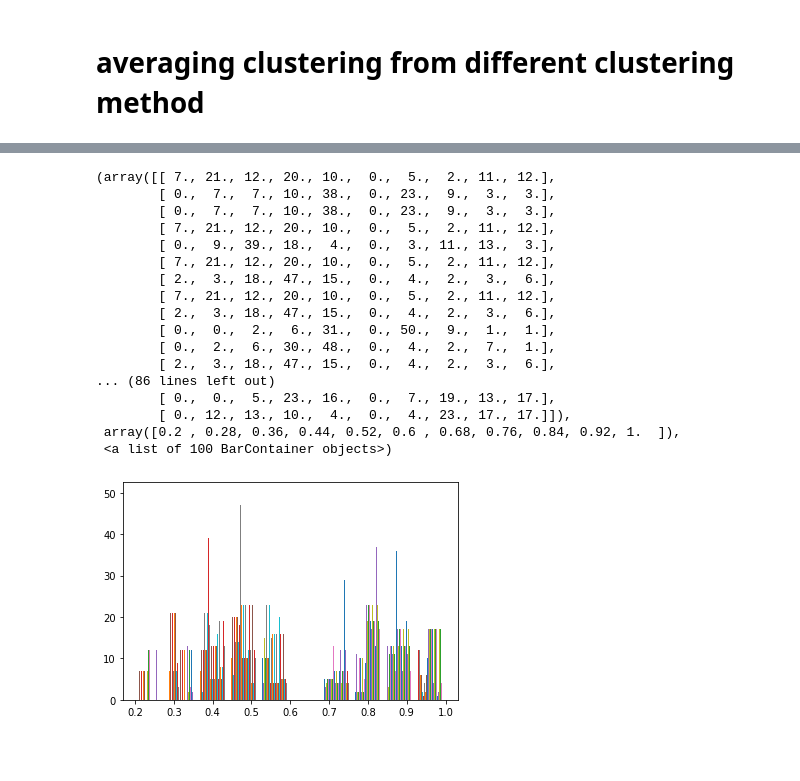
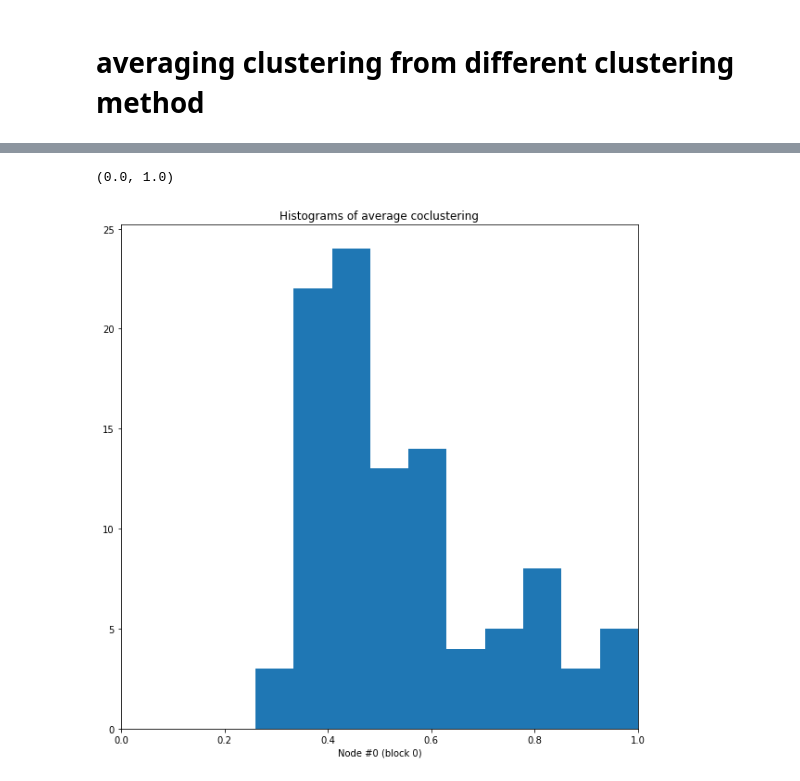
Before and after one commit to sekunder/clustering, a Jupyter notebook: most recent progress on stochastic block model.ipynb, the cells around one changed output, grey strips where cells are left out. Cells and saved outputs as stored; diff of their text form; code cells hidden in the pictures; blank space fills up the shorter version.

```diff
--- a/most recent progress on stochastic block model.ipynb
+++ b/most recent progress on stochastic block model.ipynb
@@ -341,3 +298,22 @@ display(box2)
 thread.start()
 # %% [markdown]
 # averaging clustering from different clustering method
+# %%
+# A quick visualization of a single example
+sizes2 = [2*20, 2*30]
+n_nodes = sum(sizes2)
+aa, ab, bb = 0.4, 0.2, 0.25
+C_true = [[aa, ab], [ab, bb]]  # define the parameters of the stochastic block model
+k_true = np.hstack([[i]*s for i,s in enumerate(sizes2)])  # True cluster label vector
+
+g2 = nx.stochastic_block_model(sizes2, C_true)  # generate a random graph
+
+pA = ASE(g2)
+pL = LSE(g2)
+
+k_ASEGMM = GMM_cluster(pA.T)
+k_LSEGMM = GMM_cluster(pL.T)
+
+print("p_AA =", aa)
+print("p_AB =", ab)
+print("p_BB =", bb)
@@ -404,25 +378,20 @@ plt.colorbar()
-# %%
-sizes2=[2*20, 2*30]
-probs_test = [[ 0.5, 0.1], [ 0.1, 0.4]]
-g2 = nx.stochastic_block_model(sizes2, probs_test, seed=1)
-# %%
-plt.hist(averaging_cluster(g2, times=10, embeding=LSE))
-# %% [output]
-(array([[ 7., 21., 12., 20., 10.,  0.,  5.,  2., 11., 12.],
-        [ 0.,  7.,  7., 10., 38.,  0., 23.,  9.,  3.,  3.],
-        [ 0.,  7.,  7., 10., 38.,  0., 23.,  9.,  3.,  3.],
-        [ 7., 21., 12., 20., 10.,  0.,  5.,  2., 11., 12.],
-        [ 0.,  9., 39., 18.,  4.,  0.,  3., 11., 13.,  3.],
-        [ 7., 21., 12., 20., 10.,  0.,  5.,  2., 11., 12.],
-        [ 2.,  3., 18., 47., 15.,  0.,  4.,  2.,  3.,  6.],
-        [ 7., 21., 12., 20., 10.,  0.,  5.,  2., 11., 12.],
-        [ 2.,  3., 18., 47., 15.,  0.,  4.,  2.,  3.,  6.],
-        [ 0.,  0.,  2.,  6., 31.,  0., 50.,  9.,  1.,  1.],
-        [ 0.,  2.,  6., 30., 48.,  0.,  4.,  2.,  7.,  1.],
-        [ 2.,  3., 18., 47., 15.,  0.,  4.,  2.,  3.,  6.],
-... (86 lines left out)
-        [ 0.,  0.,  5., 23., 16.,  0.,  7., 19., 13., 17.],
-        [ 0., 12., 13., 10.,  4.,  0.,  4., 23., 17., 17.]]),
- array([0.2 , 0.28, 0.36, 0.44, 0.52, 0.6 , 0.68, 0.76, 0.84, 0.92, 1.  ]),
- <a list of 100 BarContainer objects>)
-[figure, removed]
+# %%
+n_trials = 50
+# C_all = np.zeros((n_trials, n_nodes, n_nodes))
+# k_all = np.zeros((n_trials, n_nodes))
+# C_avg = averaging_cluster(g2, times=n_trials, embeding=LSE, return_labels=k_all, coclusters=C_all)
+k_all, C_all = coclustering_trials(g2, n_trials, embedding=LSE)
+C_avg = C_all.mean(axis=0)
+# %%
+plt.figure(figsize=(10,10))
+plt.title("Histograms of average coclustering")
+# for row in C_avg:
+#     plt.hist(row, density=True, alpha=0.5)
+node = 0
+plt.hist(C_avg[node])
+plt.xlabel(f"Node #{node:d} (block {k_true[node]})")
+
+plt.xlim(0,1)
+# %% [output]
+(0.0, 1.0)
+[figure, added]
```
Also changed, not shown: parts of 7 cells of this notebook.
